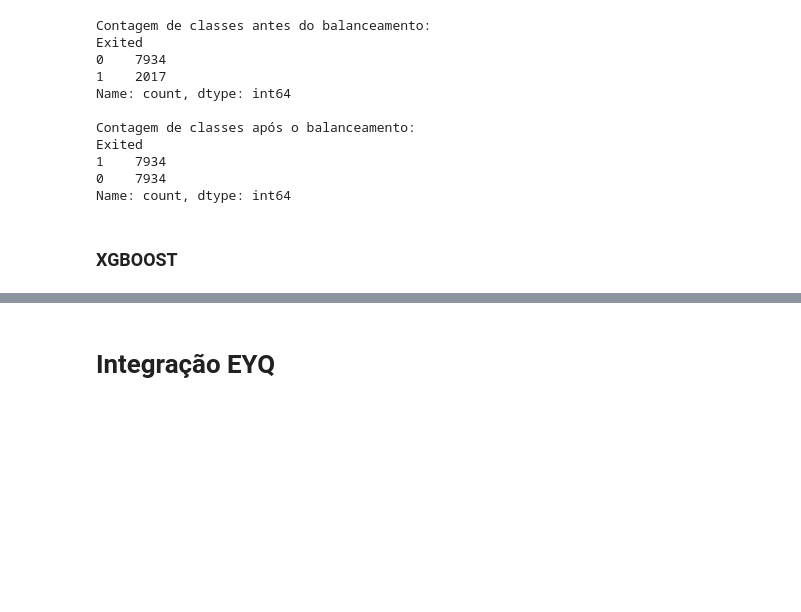
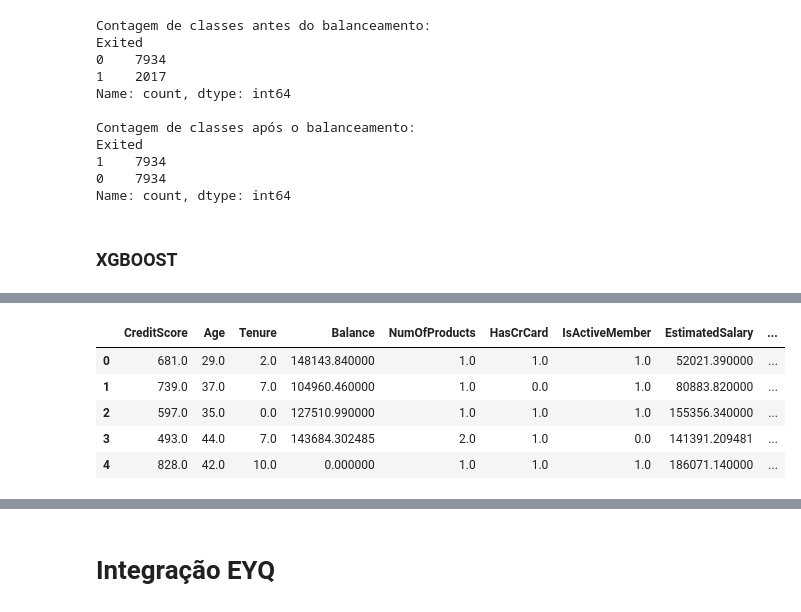
Before and after one commit to FredAlissonx/Grupo2DnA, a Jupyter notebook: machine-learning/prod.ipynb, the cells around one changed output, grey strips where cells are left out. Drawn from its saved outputs; the diff is of its cells as text; code cells hidden in the pictures; blank space fills up the shorter version.

```diff
--- a/machine-learning/prod.ipynb
+++ b/machine-learning/prod.ipynb
@@ -161,0 +164,2 @@ A taxa de Recall do xgboost foi de: 86.78%
+# %%
+df_inverse = scaler.inverse_transform(teste_x)
@@ -161,0 +170,12 @@ A taxa de Recall do xgboost foi de: 86.78%
+# %%
+
+df_result = pd.DataFrame(df_inverse, columns = ["CreditScore", "Age", "Tenure", "Balance", "NumOfProducts", "HasCrCard", "IsActiveMember", "EstimatedSalary", "id_geography", "id_gender"])
+df_result['previsoes'] = previsoes_xgboost
+df_result.head()
+# %% [output]
+|  | CreditScore | Age | Tenure | Balance | NumOfProducts | HasCrCard | IsActiveMember | EstimatedSalary | ... |
+| 0 | 681.0 | 29.0 | 2.0 | 148143.840000 | 1.0 | 1.0 | 1.0 | 52021.390000 | ... |
+| 1 | 739.0 | 37.0 | 7.0 | 104960.460000 | 1.0 | 0.0 | 1.0 | 80883.820000 | ... |
+| 2 | 597.0 | 35.0 | 0.0 | 127510.990000 | 1.0 | 1.0 | 1.0 | 155356.340000 | ... |
+| 3 | 493.0 | 44.0 | 7.0 | 143684.302485 | 2.0 | 1.0 | 0.0 | 141391.209481 | ... |
+| 4 | 828.0 | 42.0 | 10.0 | 0.000000 | 1.0 | 1.0 | 1.0 | 186071.140000 | ... |
```
Also changed, not shown: parts of 14 cells of this notebook, 4 other files.
